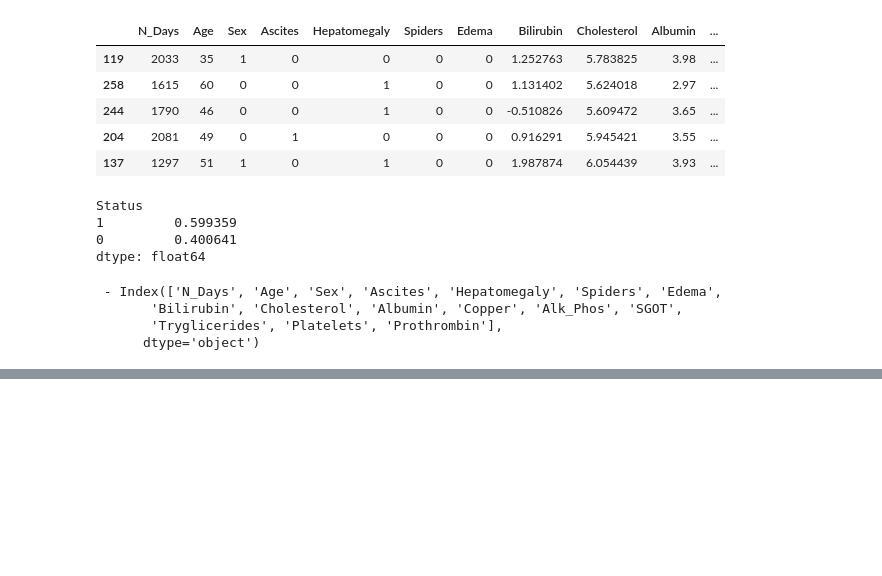
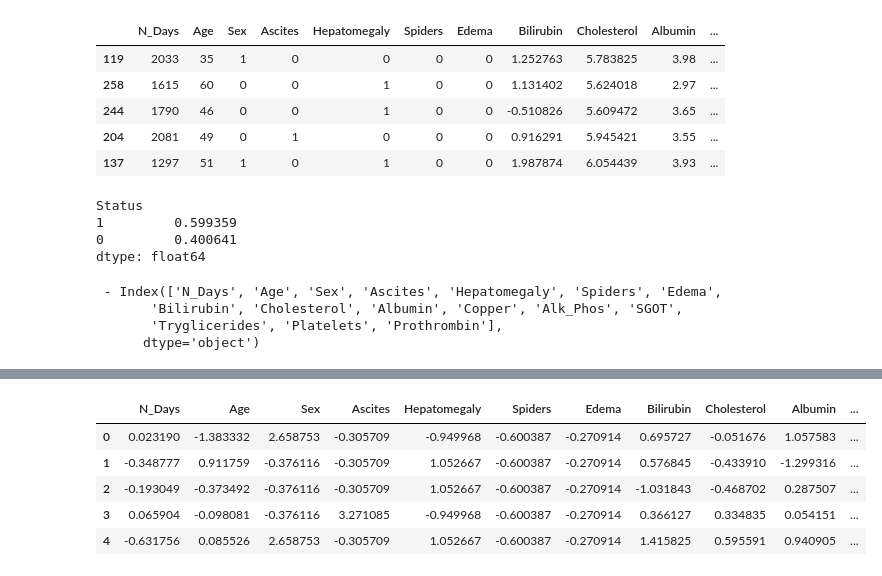
Before and after one commit to 808hanronald/W16-project-4, a Jupyter notebook: W17 Project 4 p2.ipynb, the cells around one changed output, grey strips where cells are left out. Cells and saved outputs as stored; diff of their text form; code cells hidden in the pictures; blank space fills up the shorter version.

```diff
--- a/W17 Project 4 p2.ipynb
+++ b/W17 Project 4 p2.ipynb
@@ -277,0 +417,8 @@ pca_pipe.score(X_test,y_test)
+# %%
+X_train_tf, y_train_tf = sm_pre.fit_resample(X_train,y_train)
+X_test_tf = preprocessor.transform(X_test)
+# %%
+pca3 = PCA(n_components=3)
+X_train_pca = pca3.fit_transform(X_train_tf)
+X_test_pca = pca3.transform(X_test_tf)
+X_train_pca.head()
@@ -277,0 +432,4 @@ pca_pipe.score(X_test,y_test)
+# %%
+X_train_pca_scaled = scaler.fit_transform(X_train_pca)
+X_test_pca_scaled = scaler.transform(X_test_pca)
+X_train_pca_scaled.head()
@@ -277,0 +443,11 @@ pca_pipe.score(X_test,y_test)
+# %%
+X_train_con_pca = pd.concat([X_train_tf, X_train_pca_scaled], axis=1)
+X_test_con_pca = pd.concat([X_test_tf, X_test_pca_scaled], axis = 1)
+X_train_con_pca.head()
+# %% [output]
+|  | N_Days | Age | Sex | Ascites | Hepatomegaly | Spiders | Edema | Bilirubin | Cholesterol | Albumin | ... |
+| 0 | 0.023190 | -1.383332 | 2.658753 | -0.305709 | -0.949968 | -0.600387 | -0.270914 | 0.695727 | -0.051676 | 1.057583 | ... |
+| 1 | -0.348777 | 0.911759 | -0.376116 | -0.305709 | 1.052667 | -0.600387 | -0.270914 | 0.576845 | -0.433910 | -1.299316 | ... |
+| 2 | -0.193049 | -0.373492 | -0.376116 | -0.305709 | 1.052667 | -0.600387 | -0.270914 | -1.031843 | -0.468702 | 0.287507 | ... |
+| 3 | 0.065904 | -0.098081 | -0.376116 | 3.271085 | -0.949968 | -0.600387 | -0.270914 | 0.366127 | 0.334835 | 0.054151 | ... |
+| 4 | -0.631756 | 0.085526 | 2.658753 | -0.305709 | 1.052667 | -0.600387 | -0.270914 | 1.415825 | 0.595591 | 0.940905 | ... |
```
Also changed, not shown: parts of 14 cells of this notebook.
